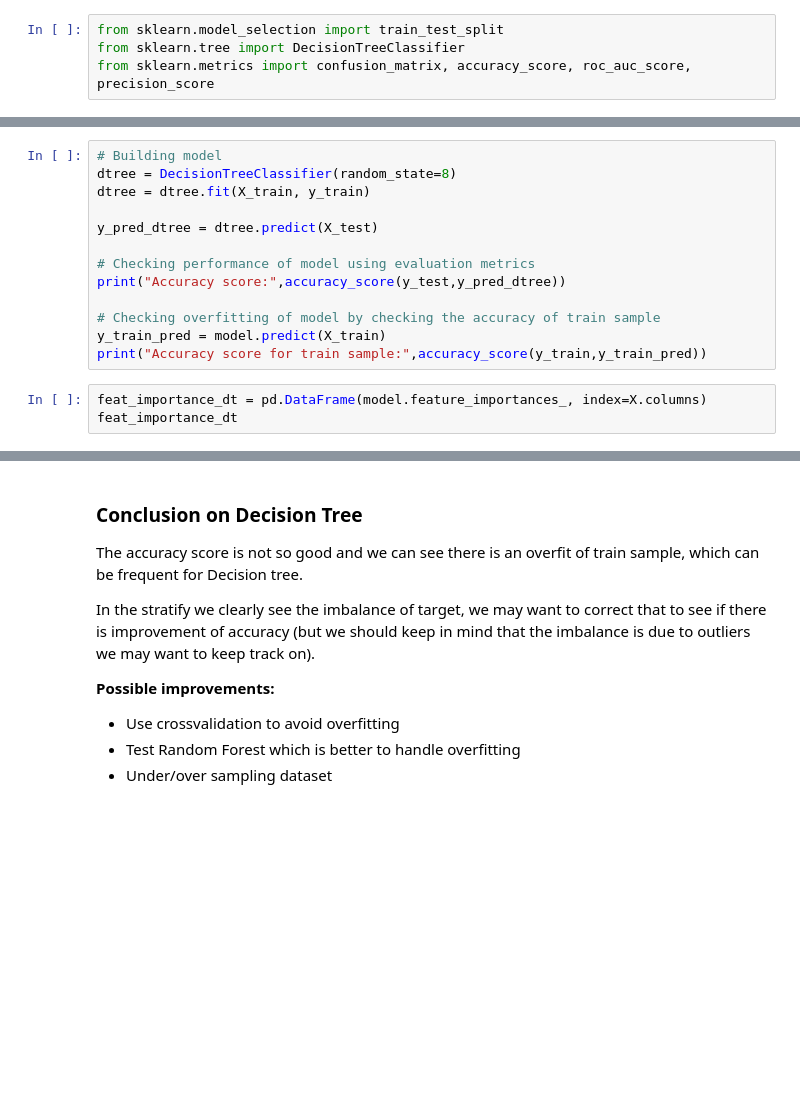
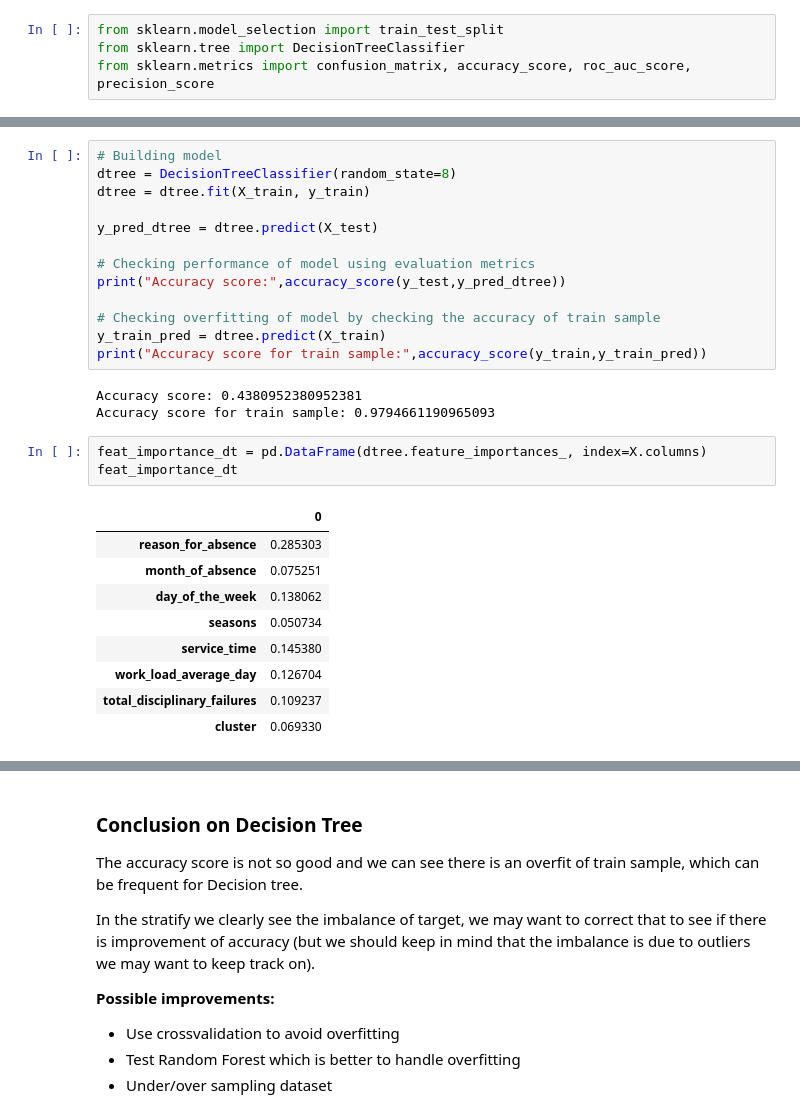
Before and after one commit to LudivineLacour/unsupervised-learning, a Jupyter notebook: code/supervised_learning.ipynb, the cells around one changed output, grey strips where cells are left out. Drawn from its saved outputs; the diff is of its cells as text; blank space fills up the shorter version.

```diff
--- a/code/supervised_learning.ipynb
+++ b/code/supervised_learning.ipynb
@@ -167,8 +236,21 @@ y_pred_dtree = dtree.predict(X_test)
 print("Accuracy score:",accuracy_score(y_test,y_pred_dtree))
 
 # Checking overfitting of model by checking the accuracy of train sample
-y_train_pred = model.predict(X_train)
+y_train_pred = dtree.predict(X_train)
 print("Accuracy score for train sample:",accuracy_score(y_train,y_train_pred))
+# %% [output]
+Accuracy score: 0.4380952380952381
+Accuracy score for train sample: 0.9794661190965093
 # %%
-feat_importance_dt = pd.DataFrame(model.feature_importances_, index=X.columns)
+feat_importance_dt = pd.DataFrame(dtree.feature_importances_, index=X.columns)
 feat_importance_dt
+# %% [output]
+|  | 0 |
+| reason_for_absence | 0.285303 |
+| month_of_absence | 0.075251 |
+| day_of_the_week | 0.138062 |
+| seasons | 0.050734 |
+| service_time | 0.145380 |
+| work_load_average_day | 0.126704 |
+| total_disciplinary_failures | 0.109237 |
+| cluster | 0.069330 |
```
Also changed, not shown: parts of 24 cells of this notebook, 4 other files.
